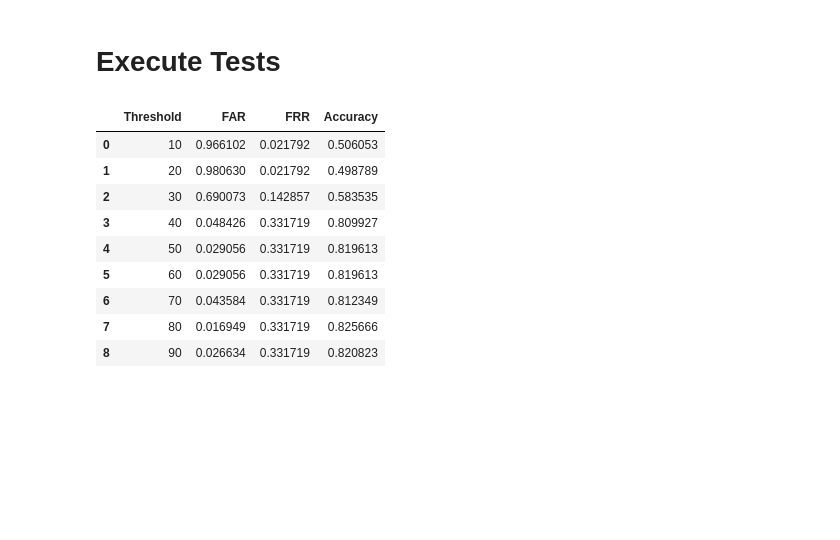
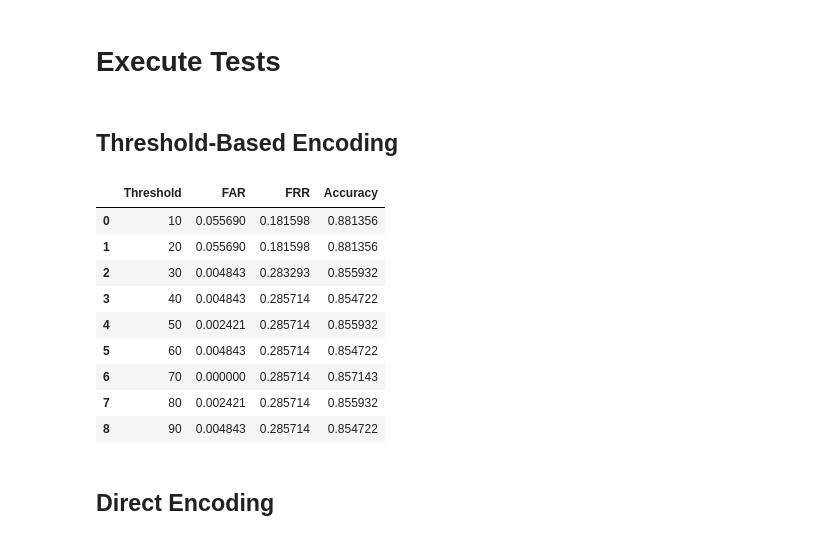
Before and after one commit to CPP-EEG-Authentication-Defense-Project/Authentication-Models, a Jupyter notebook: hash-based/ssdeep.ipynb, the cells around one changed output. Drawn from its saved outputs; the diff is of its cells as text; code cells hidden in the pictures; blank space fills up the shorter version.

Commit message:
Implement ssdeep encoding tests

```diff
--- a/hash-based/ssdeep.ipynb
+++ b/hash-based/ssdeep.ipynb
@@ -383,36 +385,40 @@ def run_hash_tests(hash_tests: typing.List[HashTest]) -> TestResultsSummary:
         result_type = test.run_test()
         summary.increment_count(result_type)
     return summary
+# %% [markdown]
+## Threshold-Based Encoding
 # %%
-test_results_map = {}
+threshold_results_map = {}
 threshold_encoder = feature_encoding.threshold.ThresholdBinaryEncoder(BINARY_THRESHOLD)
-hash_test_args = (
+threshold_test_args = (
     template_data_map, processed_data_map, threshold_encoder
 )
-for threshold_type, hash_test_data in iter_hash_tests(*hash_test_args):
-    if threshold_type not in test_results_map:
-        test_results_map[threshold_type] = TestResultsSummary()
-    test_results_map[threshold_type] = TestResultsSummary.merge_summaries(
-        test_results_map[threshold_type],
+for threshold_type, hash_test_data in iter_hash_tests(*threshold_test_args):
+    if threshold_type not in threshold_results_map:
+        threshold_results_map[threshold_type] = TestResultsSummary()
+    threshold_results_map[threshold_type] = TestResultsSummary.merge_summaries(
+        threshold_results_map[threshold_type],
         run_hash_tests(hash_test_data)
     )
 # %%
-data_results = []
-for threshold_type, result_summary in test_results_map.items():
-    data_results.append([
+threshold_results = []
+for threshold_type, result_summary in threshold_results_map.items():
+    threshold_results.append([
         threshold_type, result_summary.false_accept_rate,
         result_summary.false_reject_rate, result_summary.accuracy
     ])
-test_results = pd.DataFrame(data_results, columns=['Threshold', 'FAR', 'FRR', 'Accuracy'])
-test_results
+threshold_df = pd.DataFrame(threshold_results, columns=['Threshold', 'FAR', 'FRR', 'Accuracy'])
+threshold_df
 # %% [output]
 |  | Threshold | FAR | FRR | Accuracy |
-| 0 | 10 | 0.966102 | 0.021792 | 0.506053 |
-| 1 | 20 | 0.980630 | 0.021792 | 0.498789 |
-| 2 | 30 | 0.690073 | 0.142857 | 0.583535 |
-| 3 | 40 | 0.048426 | 0.331719 | 0.809927 |
-| 4 | 50 | 0.029056 | 0.331719 | 0.819613 |
-| 5 | 60 | 0.029056 | 0.331719 | 0.819613 |
-| 6 | 70 | 0.043584 | 0.331719 | 0.812349 |
-| 7 | 80 | 0.016949 | 0.331719 | 0.825666 |
-| 8 | 90 | 0.026634 | 0.331719 | 0.820823 |
+| 0 | 10 | 0.055690 | 0.181598 | 0.881356 |
+| 1 | 20 | 0.055690 | 0.181598 | 0.881356 |
+| 2 | 30 | 0.004843 | 0.283293 | 0.855932 |
+| 3 | 40 | 0.004843 | 0.285714 | 0.854722 |
+| 4 | 50 | 0.002421 | 0.285714 | 0.855932 |
+| 5 | 60 | 0.004843 | 0.285714 | 0.854722 |
+| 6 | 70 | 0.000000 | 0.285714 | 0.857143 |
+| 7 | 80 | 0.002421 | 0.285714 | 0.855932 |
+| 8 | 90 | 0.004843 | 0.285714 | 0.854722 |
+# %% [markdown]
+## Direct Encoding
```
Also changed, not shown: parts of 6 cells of this notebook, 1 other file.
